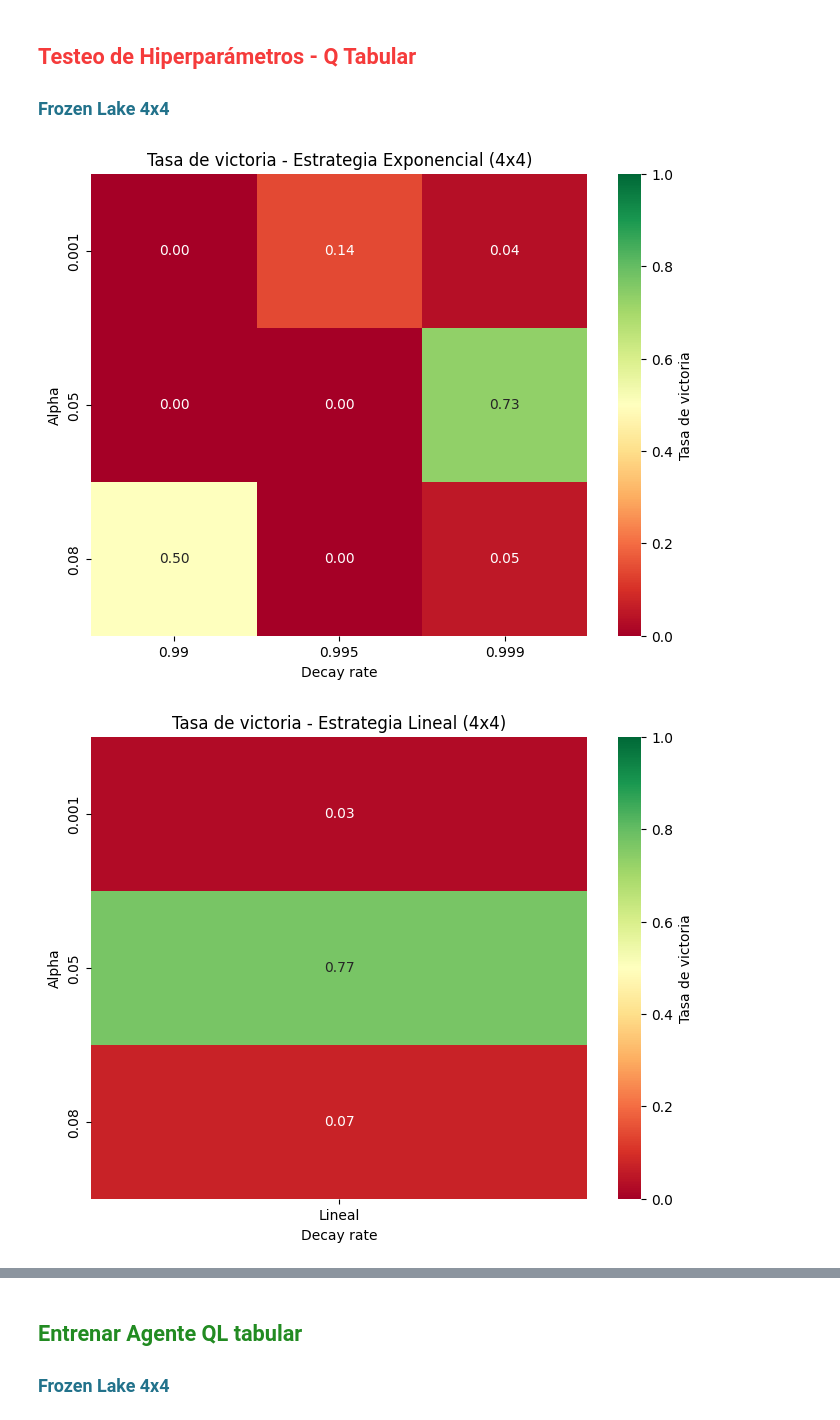
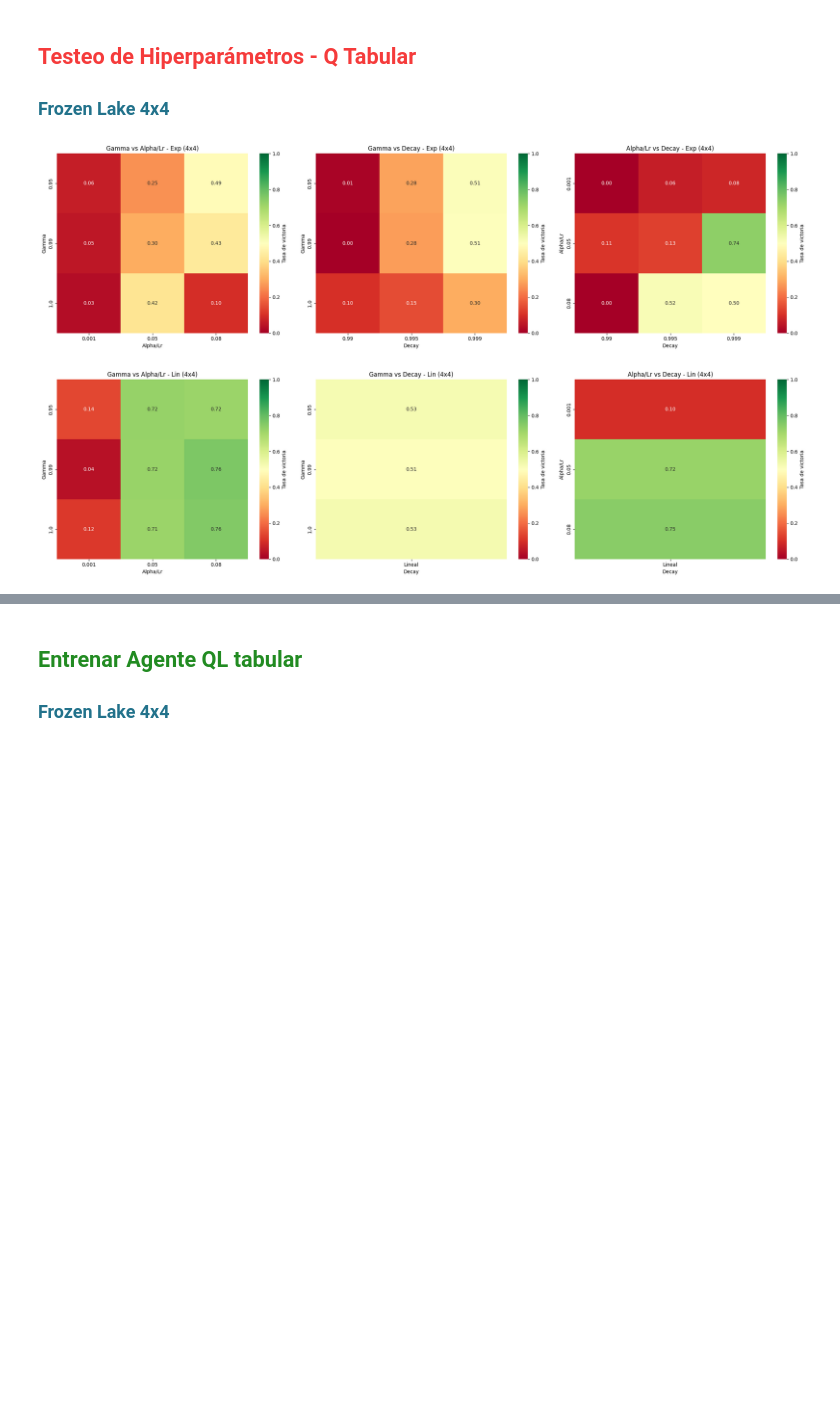
Before and after one commit to Ezequiel-Capo/MachineLearningLab, a Jupyter notebook: LAB2/lab2.ipynb, the cells around one changed output, grey strips where cells are left out. Saved outputs shown, nothing was run; the diff lists cells and outputs as text; code cells hidden in the pictures; blank space fills up the shorter version.

```diff
--- a/LAB2/lab2.ipynb
+++ b/LAB2/lab2.ipynb
@@ -515,7 +556,7 @@ class AgenteDQN(Agente):
                  espacio_acciones,
                  tamano_oculto=32,
                  lr=1e-3,
-                 gamma=0.99,
+                 gamma=1,
                  epsilon=1.0,
                  replay_size=10000,
                  batch_size=128,
@@ -568,7 +609,8 @@ class AgenteDQN(Agente):
 
         # optimizador y loss
         self.optimizer = optim.Adam(self.policy_net.parameters(), lr=self.lr)
-        self.loss_fn = nn.MSELoss()
+        #self.loss_fn = nn.MSELoss()
+        self.loss_fn = nn.SmoothL1Loss()  # Huber loss, más robusta a outliers
 
         # replay buffer
         self.replay_buffer = deque(maxlen=replay_size)
@@ -587,20 +629,22 @@ class AgenteDQN(Agente):
         vec[estado] = 1.0
         return torch.from_numpy(vec).to(self.device)
 
-    def elegir_accion(self, estado):
-        """Elige acción usando política epsilon-greedy."""
-        # exploración
-        if np.random.rand() < self.epsilon:
-            return np.random.randint(self.num_actions)
+    # def elegir_accion(self, estado):
+    #     """Elige acción usando política epsilon-greedy."""
+    #     # exploración
+    #     if np.random.rand() < self.epsilon:
+    #         return np.random.randint(self.num_actions)
 
-        # explotación: predecir Q-values y tomar argmax
-        self.policy_net.eval()
-        with torch.no_grad():
-            s_t = self._one_hot(estado).unsqueeze(0)  # shape (1, num_states)
-            q_vals = self.policy_net(s_t)            # shape (1, num_actions)
-            accion = torch.argmax(q_vals, dim=1).item()
-        self.policy_net.train()
-        return accion
+    #     # explotación: predecir Q-values y tomar argmax
+    #     self.policy_net.eval()
+    #     with torch.no_grad():
+    #         s_t = self._one_hot(estado).unsqueeze(0)  # shape (1, num_states)
+    #         q_vals = self.policy_net(s_t)            # shape (1, num_actions)
+    #         accion = torch.argmax(q_vals, dim=1).item()
+    #     self.policy_net.train()
+    #     return accion
+
+
 
     def aprender(self, estado, accion, recompensa, siguiente_estado, terminado):
         """
@@ -762,22 +823,23 @@ def test_params(tipo, alphas, decays, episodios_train, episodios_eval, map_name)
 # %%
 alphas = [0.05, 0.001, 0.08]
 decays = [0.99, 0.995, 0.999]
+gammas = [1.0, 0.99, 0.95]
 episodios_train = 5000
-episodios_eval = 1000
+episodios_eval = 100
 map_name = "4x4"
 
-df_exp, df_lin = test_params("Q", alphas, decays, episodios_train, episodios_eval, map_name)
+df_exp, df_lin = test_params("Q", alphas, decays, gammas, episodios_train, episodios_eval, map_name)
 
 
 obtener_heatmap(df_exp, df_lin, map_name, valores="Tasa de victoria")
 
 # ======== Mostrar resultados ========
 print("\n📊 Resultados - Estrategia Exponencial:")
 print(df_exp.to_string(index=False, float_format="%.3f"))
 
 print("\n📊 Resultados - Estrategia Lineal:")
 print(df_lin.to_string(index=False, float_format="%.3f"))
 # %% [output]
-[figure, old version]
+[figure, new version]
-[figure, old version]
+[figure, new version]
 📊 Resultados - Estrategia Exponencial:
```
Also changed, not shown: parts of 19 cells of this notebook, 4 other files.
